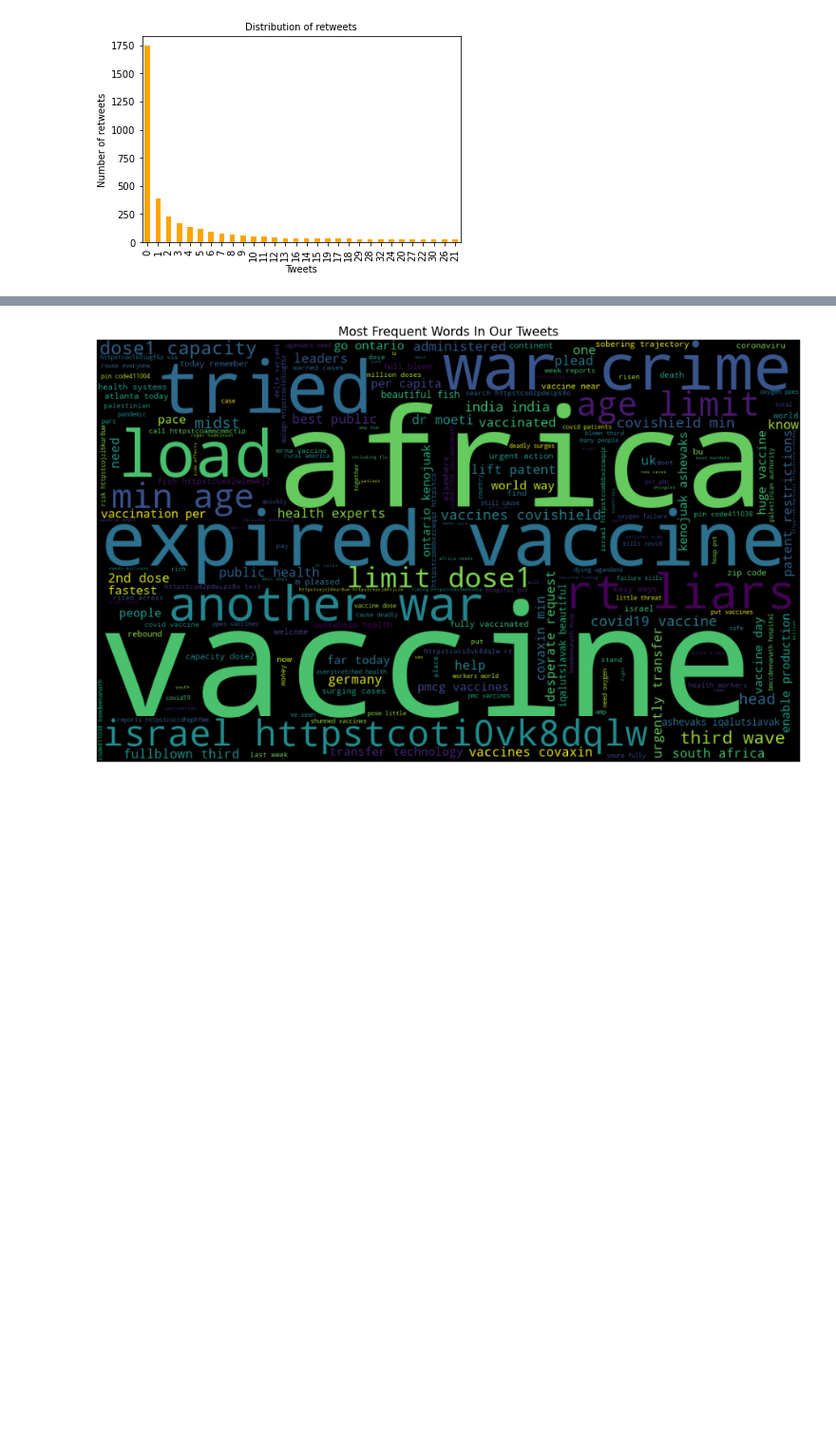
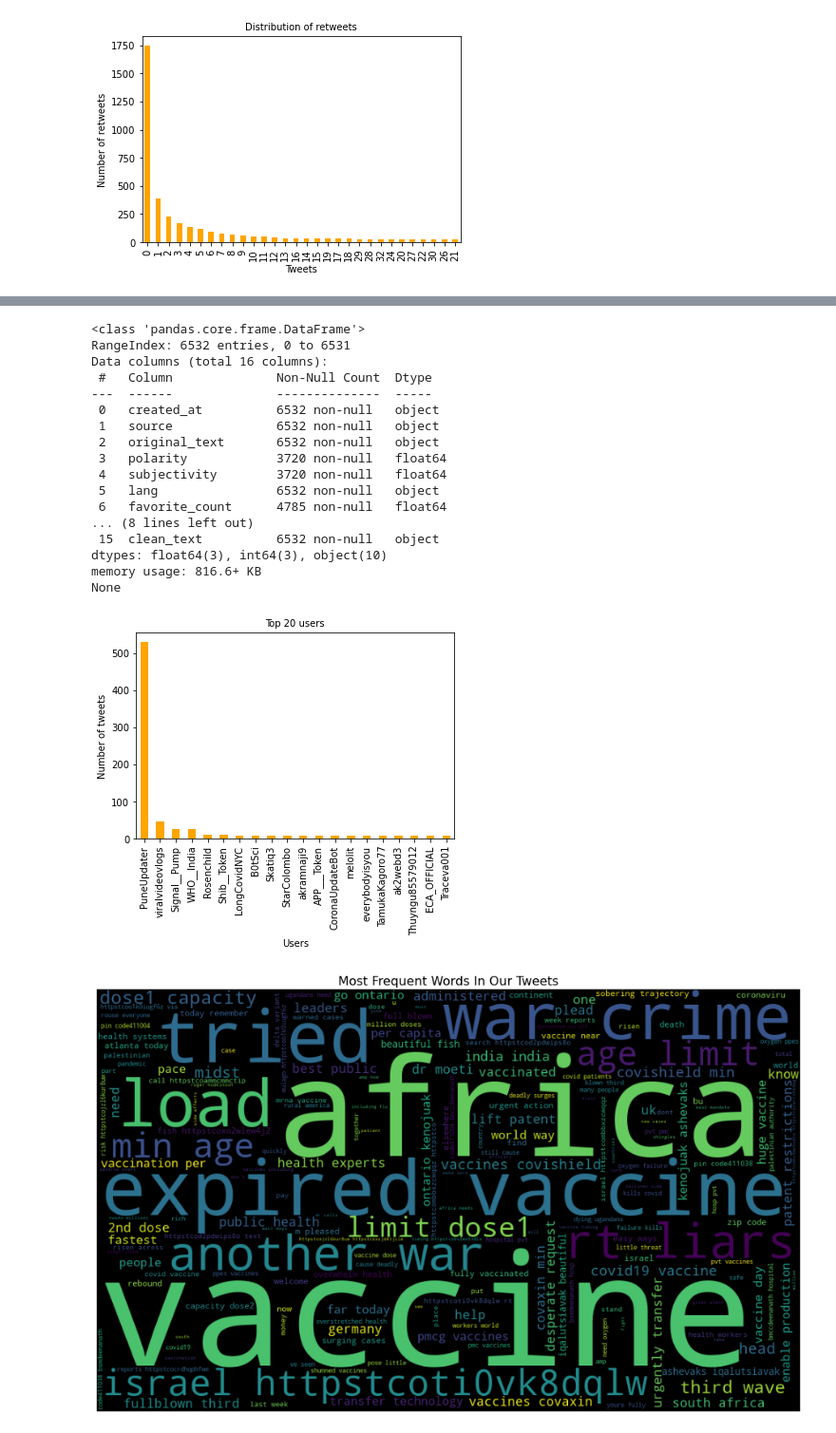
Before and after one commit to SameC137/10-Academy-Batch-4---Week-0-Task-5, a Jupyter notebook: explore_tweet_data.ipynb, the cells around one changed output, grey strips where cells are left out. Shown: that part at 95% size. Saved outputs shown, nothing was run; the diff lists cells and outputs as text; code cells hidden in the pictures; blank space fills up the shorter version.

```diff
--- a/explore_tweet_data.ipynb
+++ b/explore_tweet_data.ipynb
@@ -127,3 +195,24 @@ explore.generate_retweet_chart()
+# %%
+explore.generate_users_bar_chart()
+# %% [output]
+<class 'pandas.core.frame.DataFrame'>
+RangeIndex: 6532 entries, 0 to 6531
+Data columns (total 16 columns):
+ #   Column              Non-Null Count  Dtype
+---  ------              --------------  -----
+ 0   created_at          6532 non-null   object
+ 1   source              6532 non-null   object
+ 2   original_text       6532 non-null   object
+ 3   polarity            3720 non-null   float64
+ 4   subjectivity        3720 non-null   float64
+ 5   lang                6532 non-null   object
+ 6   favorite_count      4785 non-null   float64
+... (8 lines left out)
+ 15  clean_text          6532 non-null   object
+dtypes: float64(3), int64(3), object(10)
+memory usage: 816.6+ KB
+None
+[figure, added]
 # %%
 explore.generate_word_cloud()
 # %% [output]
```
Also changed, not shown: parts of 13 cells of this notebook.
